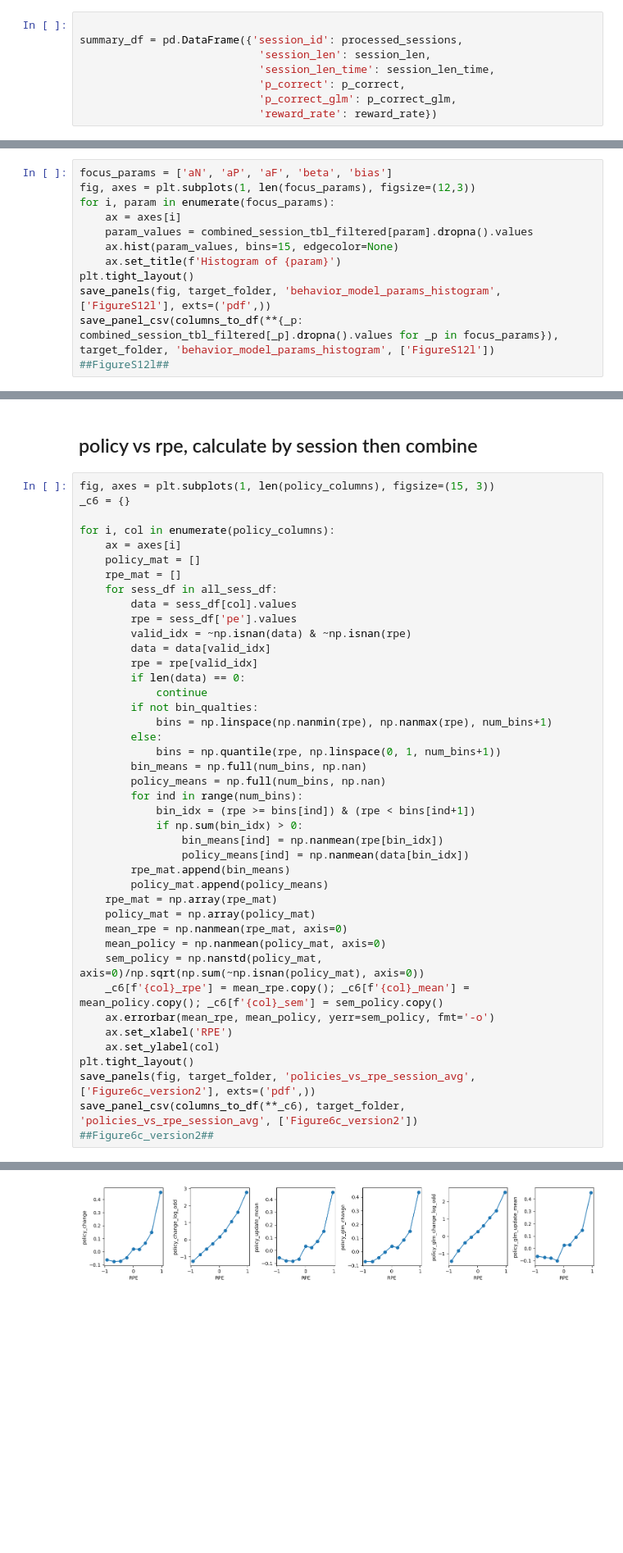
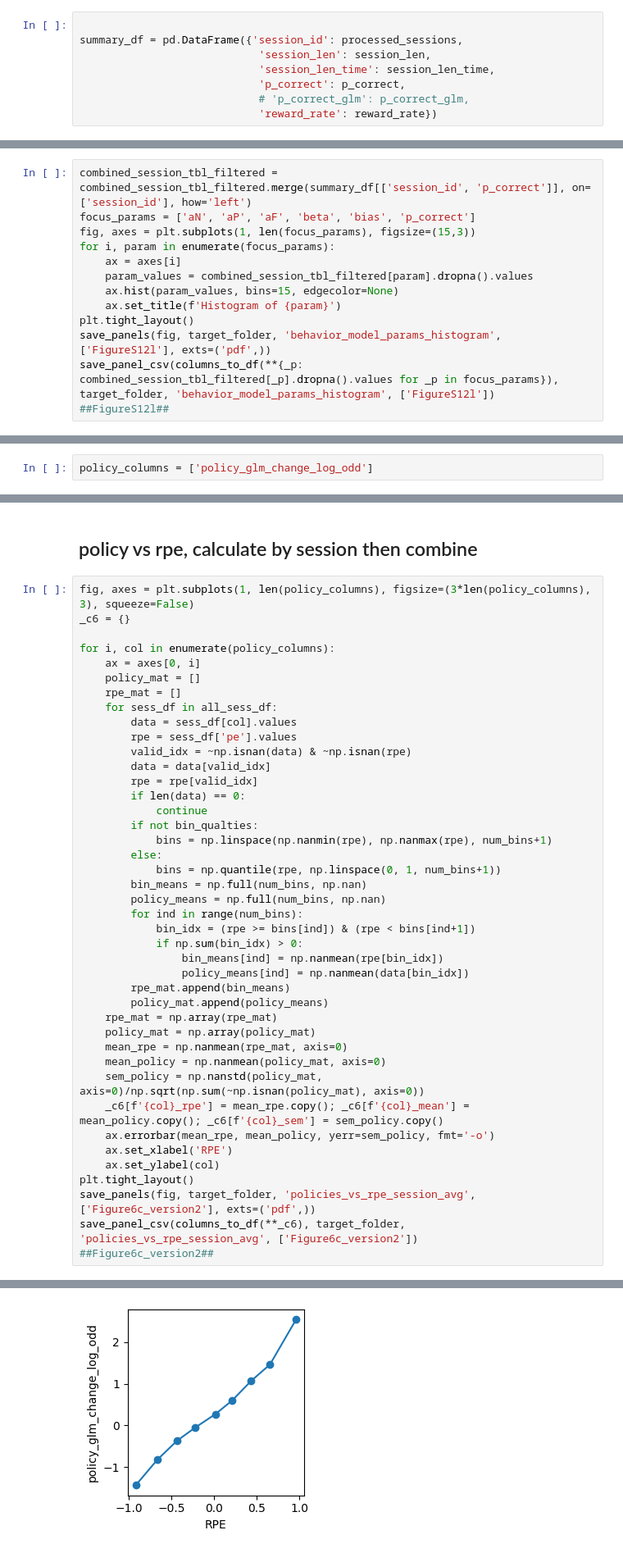
Before and after one commit to AllenNeuralDynamics/aind-beh-ephys-analysis, a Jupyter notebook: code/beh_ephys_analysis/session_combine/manuscript_figures/F_behavior_w_FP.ipynb, the cells around one changed output, grey strips where cells are left out. Shown at 82% size. Cells and saved outputs as stored; diff of their text form; blank space fills up the shorter version.

```diff
--- a/code/beh_ephys_analysis/session_combine/manuscript_figures/F_behavior_w_FP.ipynb
+++ b/code/beh_ephys_analysis/session_combine/manuscript_figures/F_behavior_w_FP.ipynb
@@ -648,7 +658,7 @@ summary_df = pd.DataFrame({'session_id': processed_sessions,
                             'session_len': session_len,
                             'session_len_time': session_len_time,
                             'p_correct': p_correct,
-                            'p_correct_glm': p_correct_glm,
+                            # 'p_correct_glm': p_correct_glm,
                             'reward_rate': reward_rate})
 # %%
 # histogram of all summary stats
@@ -691,8 +689,9 @@ Name: p_correct_glm, dtype: float64
 
 Visualize the distributions of fitted Q-learning parameters across sessions. The five key parameters are: learning rate for negative outcomes (aN), learning rate for positive outcomes (aP), learning rate for forgetting (aF), inverse temperature (beta) controlling choice stochasticity, and side bias. These distributions characterize the behavioral strategy employed by the animals in this photometry subset.
 # %%
-focus_params = ['aN', 'aP', 'aF', 'beta', 'bias']
-fig, axes = plt.subplots(1, len(focus_params), figsize=(12,3))
+combined_session_tbl_filtered = combined_session_tbl_filtered.merge(summary_df[['session_id', 'p_correct']], on=['session_id'], how='left')
+focus_params = ['aN', 'aP', 'aF', 'beta', 'bias', 'p_correct']
+fig, axes = plt.subplots(1, len(focus_params), figsize=(15,3))
 for i, param in enumerate(focus_params):
     ax = axes[i]
     param_values = combined_session_tbl_filtered[param].dropna().values
@@ -716,3 +713,5 @@ policy_columns = ['policy_change', 'policy_change_log_odd', 'policy_update_mean'
+# %%
+policy_columns = ['policy_glm_change_log_odd']
 # %%
 all_session_combined = pd.concat(objs=all_sess_df, ignore_index=True)
 num_bins = 9
@@ -754,11 +750,11 @@ save_panel_csv(columns_to_df(**_c6), target_folder, 'policies_vs_rpe_all_combine
 # %% [markdown]
 ## policy vs rpe, calculate by session then combine
 # %%
-fig, axes = plt.subplots(1, len(policy_columns), figsize=(15, 3))
+fig, axes = plt.subplots(1, len(policy_columns), figsize=(3*len(policy_columns), 3), squeeze=False)
 _c6 = {}
 
 for i, col in enumerate(policy_columns):
-    ax = axes[i]
+    ax = axes[0, i]
     policy_mat = []
     rpe_mat = []
     for sess_df in all_sess_df:
@@ -770,34 +766,34 @@ for i, col in enumerate(policy_columns):
         if len(data) == 0:
             continue
         if not bin_qualties:
             bins = np.linspace(np.nanmin(rpe), np.nanmax(rpe), num_bins+1)
         else:
             bins = np.quantile(rpe, np.linspace(0, 1, num_bins+1))
         bin_means = np.full(num_bins, np.nan)
         policy_means = np.full(num_bins, np.nan)
         for ind in range(num_bins):
             bin_idx = (rpe >= bins[ind]) & (rpe < bins[ind+1])
             if np.sum(bin_idx) > 0:
                 bin_means[ind] = np.nanmean(rpe[bin_idx])
                 policy_means[ind] = np.nanmean(data[bin_idx])
         rpe_mat.append(bin_means)
         policy_mat.append(policy_means)
     rpe_mat = np.array(rpe_mat)
     policy_mat = np.array(policy_mat)
     mean_rpe = np.nanmean(rpe_mat, axis=0)
     mean_policy = np.nanmean(policy_mat, axis=0)
     sem_policy = np.nanstd(policy_mat, axis=0)/np.sqrt(np.sum(~np.isnan(policy_mat), axis=0))
     _c6[f'{col}_rpe'] = mean_rpe.copy(); _c6[f'{col}_mean'] = mean_policy.copy(); _c6[f'{col}_sem'] = sem_policy.copy()
     ax.errorbar(mean_rpe, mean_policy, yerr=sem_policy, fmt='-o')
     ax.set_xlabel('RPE')
     ax.set_ylabel(col)
 plt.tight_layout()
 save_panels(fig, target_folder, 'policies_vs_rpe_session_avg', ['Figure6c_version2'], exts=('pdf',))
 save_panel_csv(columns_to_df(**_c6), target_folder, 'policies_vs_rpe_session_avg', ['Figure6c_version2'])
 ##Figure6c_version2##
 # %% [output]
 ['/root/capsule/scratch/results/manuscript/figures/F_beh/Figure6c_version2_policies_vs_rpe_session_avg.csv']
-[figure, old version]
+[figure, new version]
 # %% [markdown]
 ## Lick rate vs rpe
 # %% [markdown]
```
Also changed, not shown: parts of 12 cells of this notebook, 27 other files.
